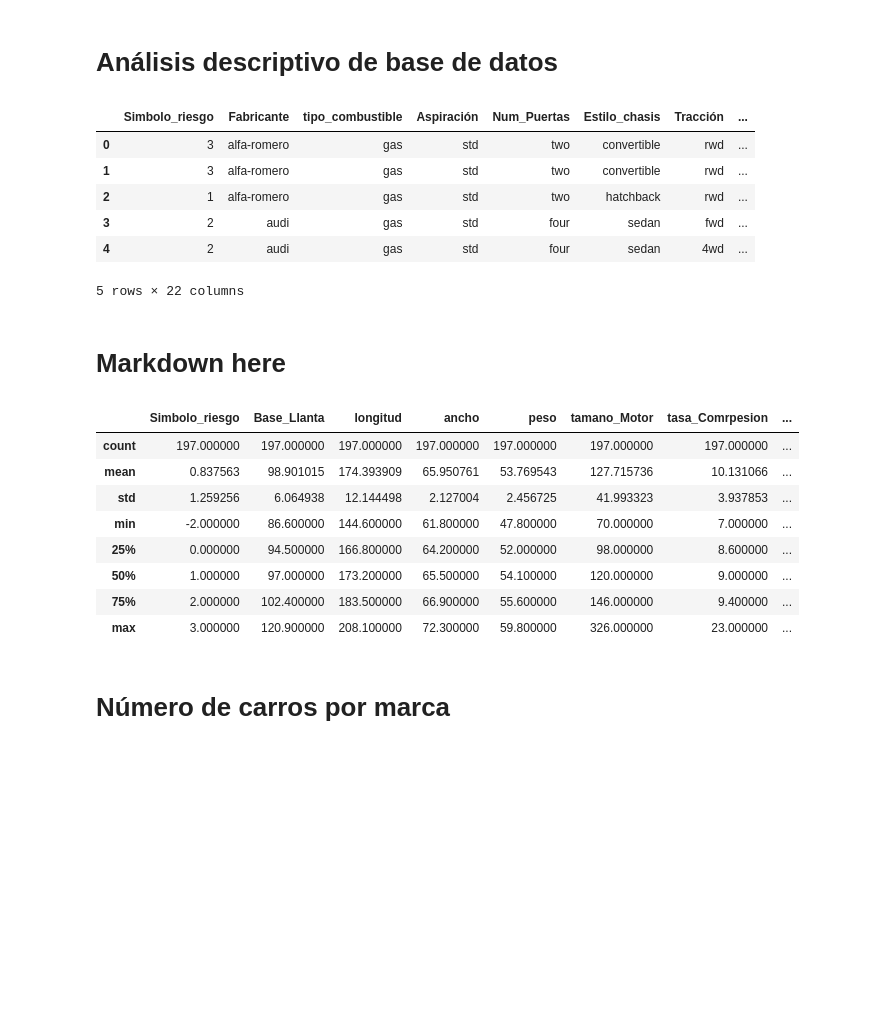
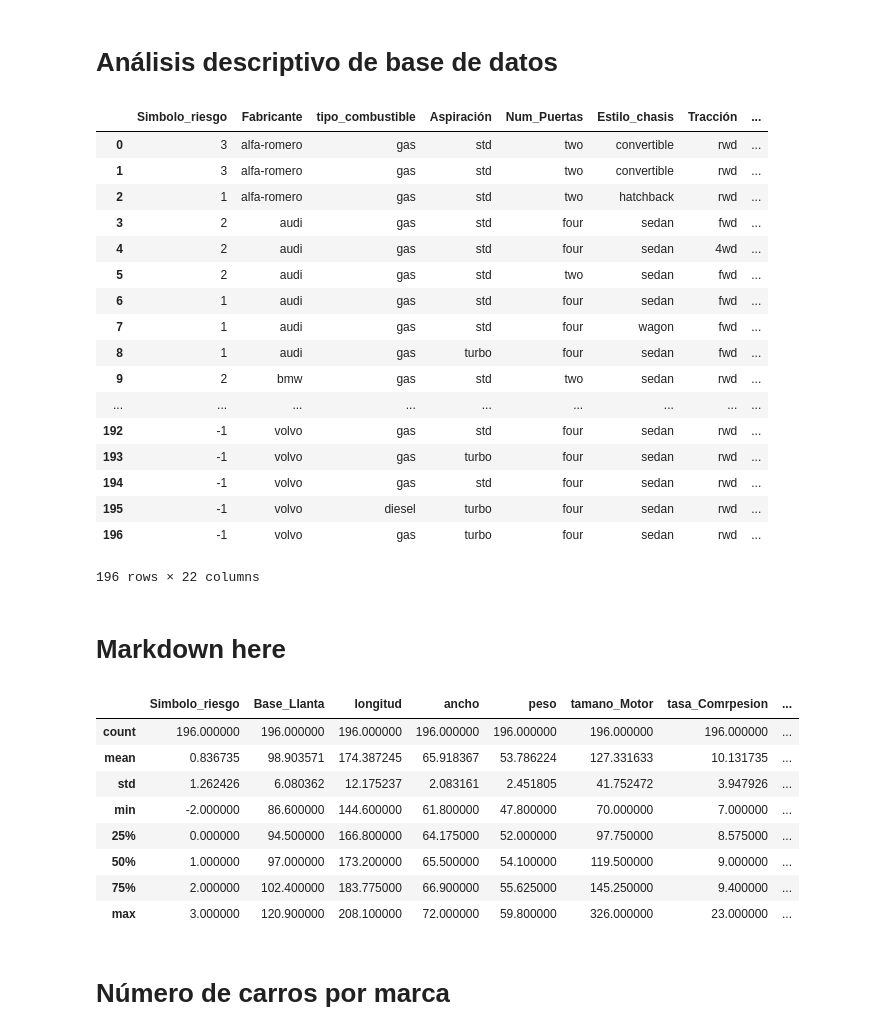
Before and after one commit to Manolomon/automobile-analysis, a Jupyter notebook: analysis.ipynb, the cells around one changed output. Saved outputs shown, nothing was run; the diff lists cells and outputs as text; code cells hidden in the pictures; blank space fills up the shorter version.

```diff
--- a/analysis.ipynb
+++ b/analysis.ipynb
@@ -3,33 +3,45 @@
 # %%
 import numpy as np
 import pandas as pd
 import matplotlib.pyplot as plt
 %matplotlib inline
 
 df = pd.read_csv('automobile.csv')
-df.head()
+df = df[df.precio.apply(lambda x: x.isnumeric())]
+df
 # %% [output]
 |  | Simbolo_riesgo | Fabricante | tipo_combustible | Aspiración | Num_Puertas | Estilo_chasis | Tracción | ... |
 | 0 | 3 | alfa-romero | gas | std | two | convertible | rwd | ... |
 | 1 | 3 | alfa-romero | gas | std | two | convertible | rwd | ... |
 | 2 | 1 | alfa-romero | gas | std | two | hatchback | rwd | ... |
 | 3 | 2 | audi | gas | std | four | sedan | fwd | ... |
 | 4 | 2 | audi | gas | std | four | sedan | 4wd | ... |
+| 5 | 2 | audi | gas | std | two | sedan | fwd | ... |
+| 6 | 1 | audi | gas | std | four | sedan | fwd | ... |
+| 7 | 1 | audi | gas | std | four | wagon | fwd | ... |
+| 8 | 1 | audi | gas | turbo | four | sedan | fwd | ... |
+| 9 | 2 | bmw | gas | std | two | sedan | rwd | ... |
+| ... | ... | ... | ... | ... | ... | ... | ... | ... |
+| 192 | -1 | volvo | gas | std | four | sedan | rwd | ... |
+| 193 | -1 | volvo | gas | turbo | four | sedan | rwd | ... |
+| 194 | -1 | volvo | gas | std | four | sedan | rwd | ... |
+| 195 | -1 | volvo | diesel | turbo | four | sedan | rwd | ... |
+| 196 | -1 | volvo | gas | turbo | four | sedan | rwd | ... |
-5 rows × 22 columns
+196 rows × 22 columns
 # %% [markdown]
 # Markdown here
 # %%
 df.describe()
 # %% [output]
 |  | Simbolo_riesgo | Base_Llanta | longitud | ancho | peso | tamano_Motor | tasa_Comrpesion | ... |
-| count | 197.000000 | 197.000000 | 197.000000 | 197.000000 | 197.000000 | 197.000000 | 197.000000 | ... |
-| mean | 0.837563 | 98.901015 | 174.393909 | 65.950761 | 53.769543 | 127.715736 | 10.131066 | ... |
-| std | 1.259256 | 6.064938 | 12.144498 | 2.127004 | 2.456725 | 41.993323 | 3.937853 | ... |
+| count | 196.000000 | 196.000000 | 196.000000 | 196.000000 | 196.000000 | 196.000000 | 196.000000 | ... |
+| mean | 0.836735 | 98.903571 | 174.387245 | 65.918367 | 53.786224 | 127.331633 | 10.131735 | ... |
+| std | 1.262426 | 6.080362 | 12.175237 | 2.083161 | 2.451805 | 41.752472 | 3.947926 | ... |
 | min | -2.000000 | 86.600000 | 144.600000 | 61.800000 | 47.800000 | 70.000000 | 7.000000 | ... |
-| 25% | 0.000000 | 94.500000 | 166.800000 | 64.200000 | 52.000000 | 98.000000 | 8.600000 | ... |
-| 50% | 1.000000 | 97.000000 | 173.200000 | 65.500000 | 54.100000 | 120.000000 | 9.000000 | ... |
-| 75% | 2.000000 | 102.400000 | 183.500000 | 66.900000 | 55.600000 | 146.000000 | 9.400000 | ... |
-| max | 3.000000 | 120.900000 | 208.100000 | 72.300000 | 59.800000 | 326.000000 | 23.000000 | ... |
+| 25% | 0.000000 | 94.500000 | 166.800000 | 64.175000 | 52.000000 | 97.750000 | 8.575000 | ... |
+| 50% | 1.000000 | 97.000000 | 173.200000 | 65.500000 | 54.100000 | 119.500000 | 9.000000 | ... |
+| 75% | 2.000000 | 102.400000 | 183.775000 | 66.900000 | 55.625000 | 145.250000 | 9.400000 | ... |
+| max | 3.000000 | 120.900000 | 208.100000 | 72.000000 | 59.800000 | 326.000000 | 23.000000 | ... |
 # %% [markdown]
 # Número de carros por marca
 # %%
```
Also changed, not shown: parts of 12 cells of this notebook.
